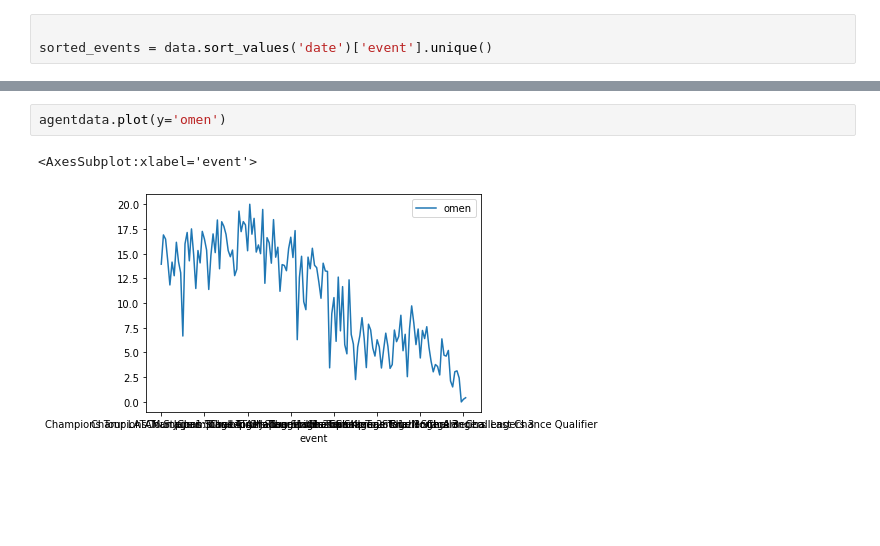
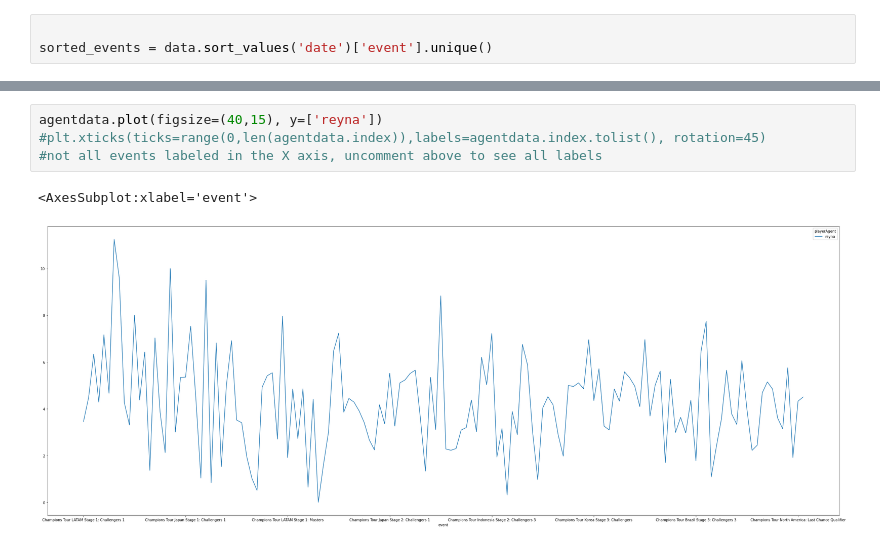
Before and after one commit to timothyliutl/ValorantData, a Jupyter notebook: thirdAttempt.ipynb, the cells around one changed output, grey strips where cells are left out. Cells and saved outputs as stored; diff of their text form; blank space fills up the shorter version.

```diff
--- a/thirdAttempt.ipynb
+++ b/thirdAttempt.ipynb
@@ -72,5 +62,7 @@ pandas.core.frame.DataFrame
-# %%
-agentdata.plot(y='omen')
-# %% [output]
-<AxesSubplot:xlabel='event'>
-[figure, removed]
+# %%
+agentdata.plot(figsize=(40,15), y=['reyna'])
+#plt.xticks(ticks=range(0,len(agentdata.index)),labels=agentdata.index.tolist(), rotation=45)
+#not all events labeled in the X axis, uncomment above to see all labels
+# %% [output]
+<AxesSubplot:xlabel='event'>
+[figure, added]
```
Also changed, not shown: parts of 4 cells of this notebook, 2 other files.
